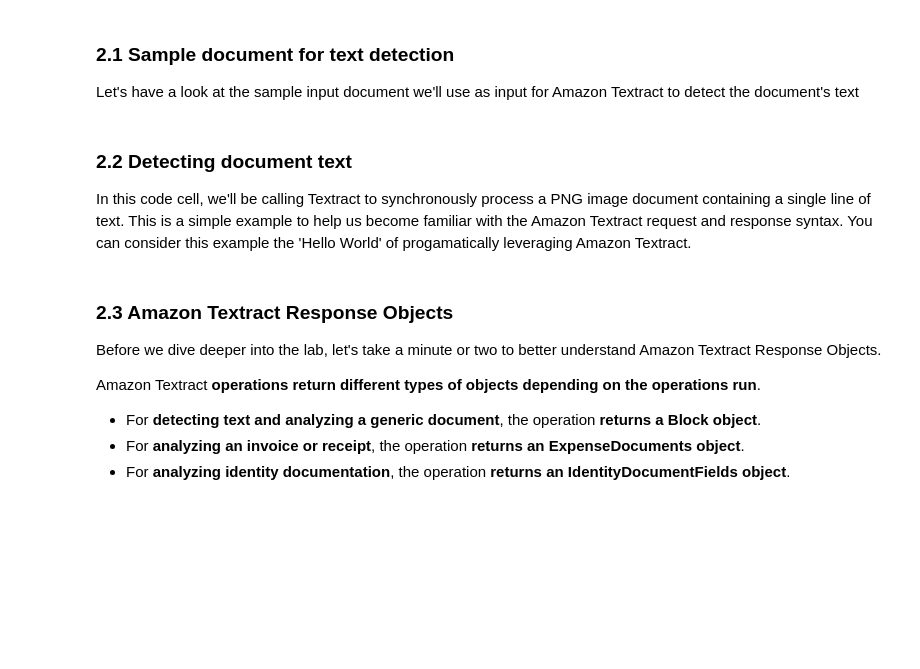
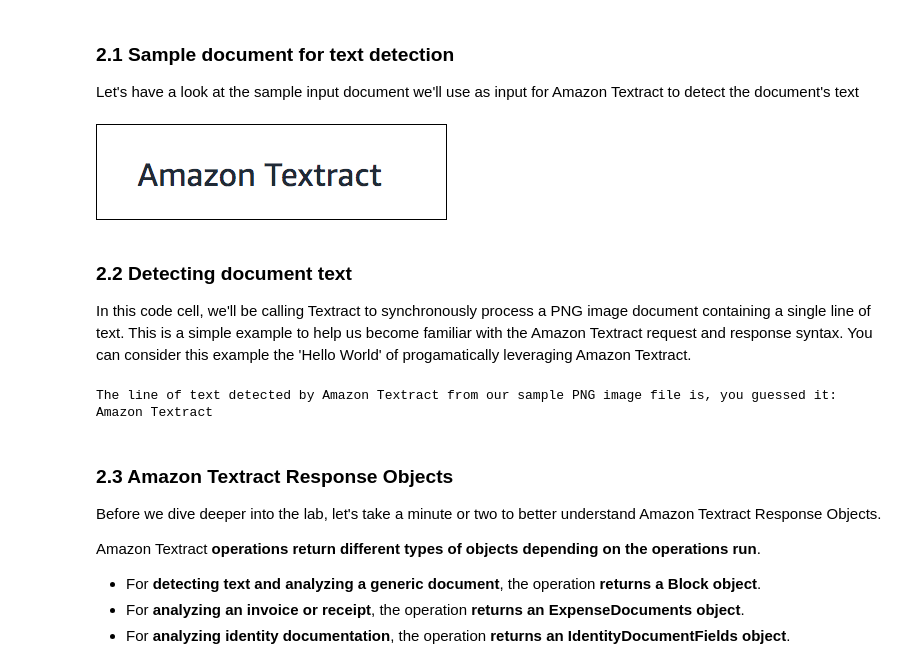
Before and after one commit to aws-samples/aws-ai-intelligent-document-processing, a Jupyter notebook: industry/public-sector-dcsummit2023-aim204/idp-builder-session-lab1.ipynb, the cells around one changed output. Cells and saved outputs as stored; diff of their text form; code cells hidden in the pictures; blank space fills up the shorter version.

```diff
--- a/industry/public-sector-dcsummit2023-aim204/idp-builder-session-lab1.ipynb
+++ b/industry/public-sector-dcsummit2023-aim204/idp-builder-session-lab1.ipynb
@@ -151,15 +177,17 @@ In this section, we'll demonstrate how to programatically use the Amazon Textrac
 Let's have a look at the sample input document we'll use as input for Amazon Textract to detect the document's text
 # %%
 # A sample PNG image file that contains a single line of text
-file_name = "hello-world-image.png"
+file_name = "OneLine.png"
 
 # The location of the sample PNG image file in your Amazon S3 bucket.
 object_key = '{}/{}'.format(s3_bucket_prefix, file_name)
 
 # Display the PNG image
 fs = s3fs.S3FileSystem()
 with fs.open('{}/{}'.format(s3_bucket, object_key)) as f:
     display(ImageOps.expand(Image.open(f),border=1,fill='black'))
+# %% [output]
+[figure, added]
 # %% [markdown]
 ### 2.2 Detecting document text
 <a id=section_2_2></a>
@@ -180,6 +208,8 @@ detect_text_response = textract_client.detect_document_text(
 for item in detect_text_response["Blocks"]:
     if item["BlockType"] == "LINE":
         print('The line of text detected by Amazon Textract from our sample PNG image file is, you guessed it: {}\n'.format(item["Text"]))
+# %% [output]
+The line of text detected by Amazon Textract from our sample PNG image file is, you guessed it: Amazon Textract
 # %% [markdown]
 ### 2.3 Amazon Textract Response Objects
 <a id=section_2_3></a>
```
Also changed, not shown: parts of 17 cells of this notebook, 4 other files.
